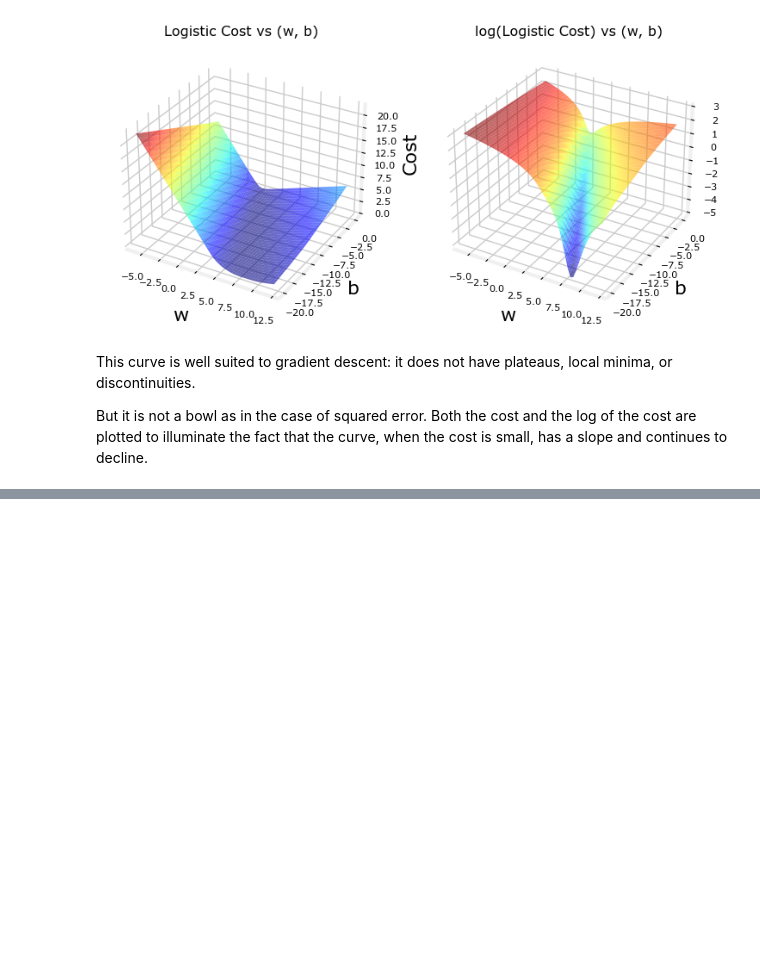
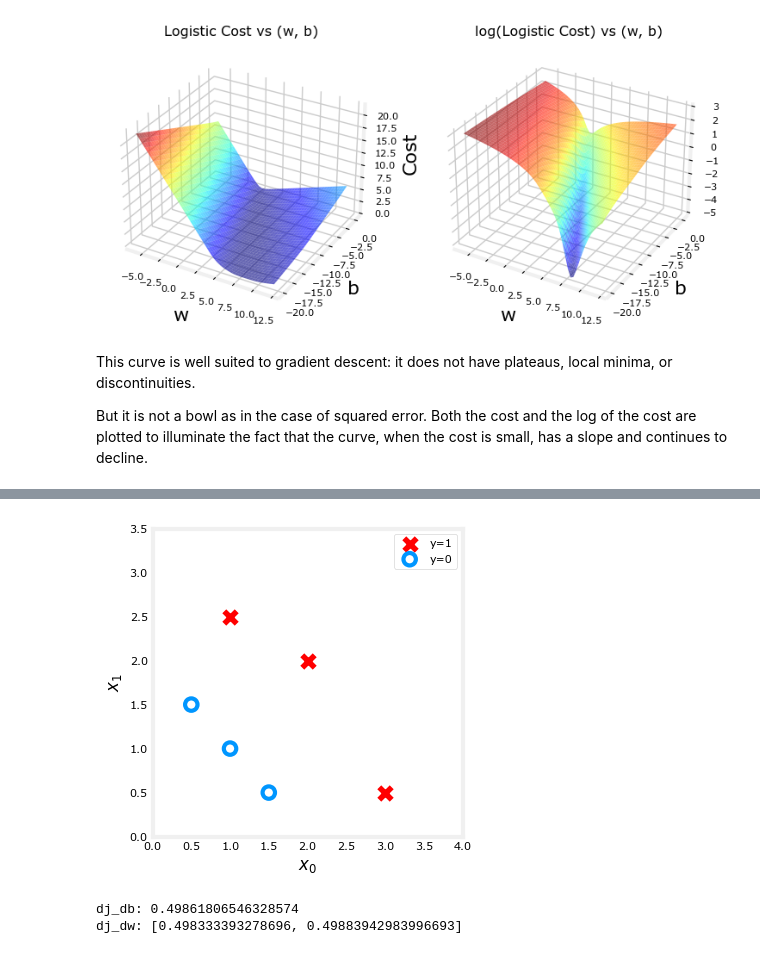
Before and after one commit to yannzg/ML-Specialization, a Jupyter notebook: 01-supervised-machine-learning/03-classification.ipynb, the cells around one changed output, grey strips where cells are left out. Drawn from its saved outputs; the diff is of its cells as text; code cells hidden in the pictures; blank space fills up the shorter version.

```diff
--- a/01-supervised-machine-learning/03-classification.ipynb
+++ b/01-supervised-machine-learning/03-classification.ipynb
@@ -195,0 +213,13 @@ But it is not a bowl as in the case of squared error. Both the cost and the log
+# %%
+X_train = np.array([[0.5, 1.5], [1,1], [1.5, 0.5], [3, 0.5], [2, 2], [1, 2.5]])
+y_train = np.array([0, 0, 0, 1, 1, 1])
+# %%
+fig,ax = plt.subplots(1,1,figsize=(4,4))
+plot_data(X_train, y_train, ax)
+
+ax.axis([0, 4, 0, 3.5])
+ax.set_ylabel('$x_1$', fontsize=12)
+ax.set_xlabel('$x_0$', fontsize=12)
+plt.show()
+# %% [output]
+[figure, added]
@@ -195,0 +254,11 @@ But it is not a bowl as in the case of squared error. Both the cost and the log
+# %%
+X_tmp = np.array([[0.5, 1.5], [1,1], [1.5, 0.5], [3, 0.5], [2, 2], [1, 2.5]])
+y_tmp = np.array([0, 0, 0, 1, 1, 1])
+w_tmp = np.array([2.,3.])
+b_tmp = 1.
+dj_db_tmp, dj_dw_tmp = compute_gradient_logistic(X_tmp, y_tmp, w_tmp, b_tmp)
+print(f"dj_db: {dj_db_tmp}" )
+print(f"dj_dw: {dj_dw_tmp.tolist()}" )
+# %% [output]
+dj_db: 0.49861806546328574
+dj_dw: [0.498333393278696, 0.49883942983996693]
```
Also changed, not shown: parts of 10 cells of this notebook, 4 other files.
